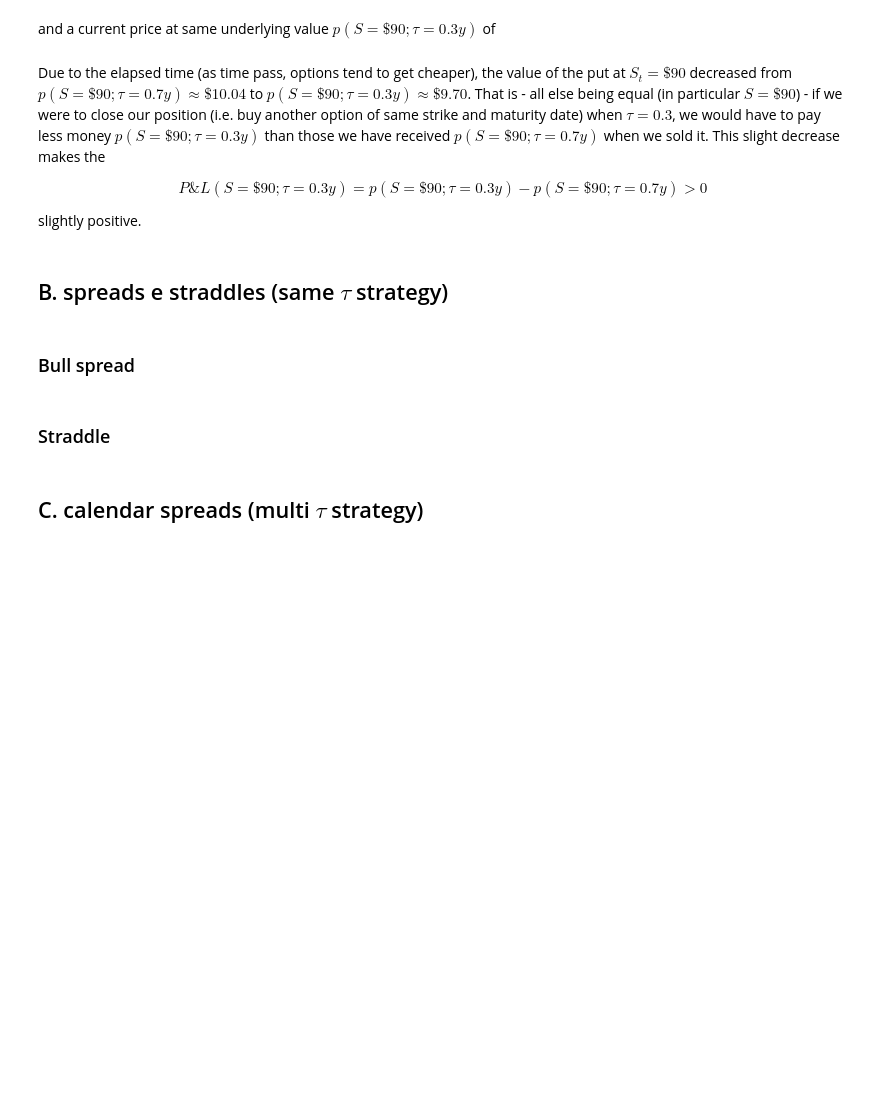
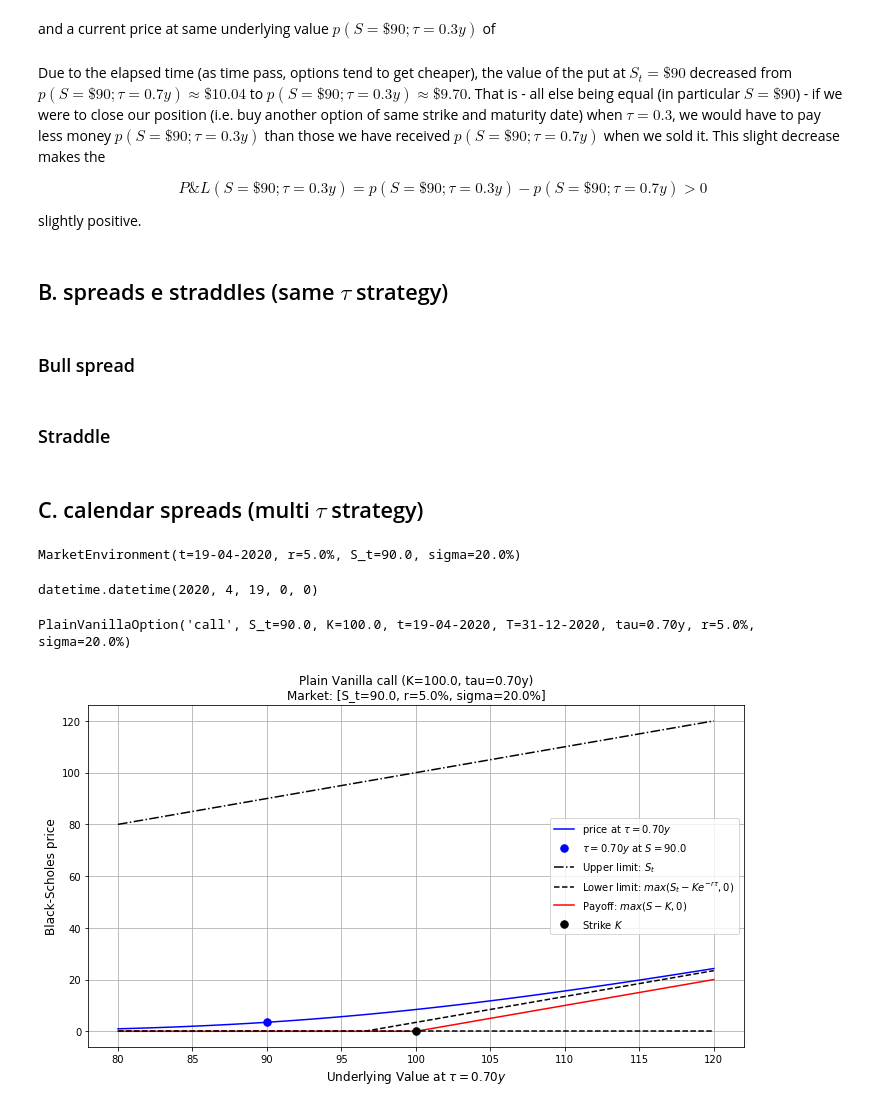
Before and after one commit to gabrielepompa88/IT-For-Business-And-Finance-2019-20, a Jupyter notebook: Notebooks/Derivatives_Analytics___Objects_Composition.ipynb, the cells around one changed output. Drawn from its saved outputs; the diff is of its cells as text; code cells hidden in the pictures; blank space fills up the shorter version.

```diff
--- a/Notebooks/Derivatives_Analytics___Objects_Composition.ipynb
+++ b/Notebooks/Derivatives_Analytics___Objects_Composition.ipynb
@@ -305,4 +385,7 @@ We'll see an example of this amendement to the convention of having `*args` and
 # Polymorphism application: a `Plotter()` class
 # %% [markdown]
 First let's define a common MarketEnvironment class which shall contain the information on market environment and underlying level. This class will be used to instantiate the EuropeanOption class
+# %%
+def date_string_to_datetime_obj(date_string):
+    return dt.datetime.strptime(date_string, "%d-%m-%Y") if isinstance(date_string, str) else date_string
 # %%
@@ -1365,7 +1612,7 @@ class EuropeanOption:
         self.__S     = mkt_env.get_S()
         self.__K     = K
         self.__t     = mkt_env.get_t()
-        self.__T     = parse_date(T)
+        self.__T     = date_string_to_datetime_obj(T)
         self.__tau   = self.time_to_maturity()
         self.__r     = mkt_env.get_r()
         self.__sigma = mkt_env.get_sigma()
@@ -1427,7 +1674,7 @@ class EuropeanOption:
         self.__K = K
 
     def set_T(self, T):
-        self.__T = parse_date(T)
+        self.__T = date_string_to_datetime_obj(T)
         # update time to maturity, given changed T, to keep internal consistency
         self.__update_tau()
 
@@ -1454,8 +1701,8 @@ class EuropeanOption:
         T = args[1] if len(args) > 1 else kwargs['T'] if 'T' in kwargs else self.get_T()
 
         # convert to dt.datetime objects, if needed
-        t = parse_date(t)
-        T = parse_date(T)
+        t = date_string_to_datetime_obj(t)
+        T = date_string_to_datetime_obj(T)
 
         # compute and return time to maturity (in years)
         return (T-t).days / 365.0
@@ -1480,7 +1727,7 @@ class EuropeanOption:
             tau = time_param
         # case 3: valuation date in input, to be converted into time-to-maturity
         elif isinstance(time_param, str) or isinstance(time_param, dt.datetime):
-            valuation_date = parse_date(time_param)
+            valuation_date = date_string_to_datetime_obj(time_param)
             tau = self.time_to_maturity(t=valuation_date)
         # error case: the time parameter in input has a data-type that is not recognized
         else:
@@ -2492,7 +2766,7 @@ class OptionPlotter(Plotter):
         # calling the Plotter initializer
         super(OptionPlotter, self).__init__(*args, **kwargs)
 
-    def plot(self, *args, method_name='price', **kwargs):
+    def plot(self, metrics='price', *args, **kwargs):
 
         # parse optional parameters
         if len(args) > 0:
@@ -2510,12 +2784,12 @@ class OptionPlotter(Plotter):
         tau = self.get_tau()
 
         if isinstance(tau, Iterable):
-            self.__plot_multi_tau(x_axis, tau, method_name)
+            self.__plot_multi_tau(x_axis, tau, plot_metrics)
         else:
             plot_limits = args[2] if len(args) > 2 else kwargs['plot_limits'] if 'plot_limits' in kwargs else False
-            self.__plot_single_tau(x_axis, tau, plot_limits, method_name)
+            self.__plot_single_tau(x_axis, tau, plot_limits, plot_metrics)
 
-    def __plot_multi_tau(self, S, multi_tau, method_name):
+    def __plot_multi_tau(self, S, multi_tau, plot_metrics):
         """
         Plot FinancialInstrument values against underlying value(s), possibly at multiple times-to-maturity.
         """
@@ -2527,16 +2801,16 @@ class OptionPlotter(Plotter):
 
         # plot the price for different underlying values, one line for each different time to maturity tau
         for tau in multi_tau:
-            ax.plot(S, getattr(self.fin_inst, method_name)(S, tau), '-', lw=1.5, label=r"$\tau={:.2f}y$".format(tau))
+            ax.plot(S, getattr(self.fin_inst, plot_metrics)(S, tau), '-', lw=1.5, label=r"$\tau={:.2f}y$".format(tau))
 
         # blue dot at original underlying level for reference, one dot for each different time to maturity tau
         for tau in multi_tau:
             S_t = self.fin_inst.get_S()
-            ax.plot(S_t, getattr(self.fin_inst, method_name)(S_t, tau), '.', ms=10,
+            ax.plot(S_t, getattr(self.fin_inst, plot_metrics)(S_t, tau), '.', ms=10,
                     label=r"$\tau={:.2f}y$ at $S={:.1f}$".format(tau, S_t))
 
         # plot the red payoff line for different underlying values
-        if method_name == 'PnL':
+        if plot_metrics == 'PnL':
             ax.plot(S, self.fin_inst.PnL(S, tau=0.0), 'r-',  lw=1.5, label=self.fin_inst.get_docstring('payoff') + r" (net of initial price)")
         else:
             ax.plot(S, self.fin_inst.payoff(S), 'r-',  lw=1.5, label=self.fin_inst.get_docstring('payoff'))
@@ -2547,7 +2821,7 @@ class OptionPlotter(Plotter):
 
         # set axis labels
         ax.set_xlabel(r"Underlying Value at different times-to-maturity $\tau$", fontsize=12)
-        ax.set_ylabel('Black-Scholes {}'.format(method_name), fontsize=12)
+        ax.set_ylabel('Black-Scholes {}'.format(plot_metrics), fontsize=12)
 
         # set title
         ax.set_title(self.get_title(), fontsize=12)
@@ -2562,7 +2836,7 @@ class OptionPlotter(Plotter):
         fig.tight_layout()
         plt.show()
 
-    def __plot_single_tau(self, S, tau, plot_limits, method_name):
+    def __plot_single_tau(self, S, tau, plot_limits, plot_metrics):
         """
         Plot FinancialInstrument values against underlying value(s) at fixed time-to-maturity. Optionally, it plots theoretical
         upper and lower bounds of the price.
@@ -2573,12 +2847,12 @@ class OptionPlotter(Plotter):
 
         # plot the price for different underlying values
         if tau > 0:
-            ax.plot(S, getattr(self.fin_inst, method_name)(S, tau), 'b-', lw=1.5, label=method_name)
+            ax.plot(S, getattr(self.fin_inst, plot_metrics)(S, tau), 'b-', lw=1.5, label=plot_metrics)
 
         # blue dot at original underlying level for reference
         S_t = self.fin_inst.get_S()
-        ax.plot(S_t, getattr(self.fin_inst, method_name)(S_t, tau), 'b.', ms=15,
-                label=method_name + r" at $S={:.1f}$".format(S_t))
+        ax.plot(S_t, getattr(self.fin_inst, plot_metrics)(S_t, tau), 'b.', ms=15,
+                label=plot_metrics + r" at $S={:.1f}$".format(S_t))
 
         if plot_limits:
             # plot the upper limit, the price and the lower limit for different underlying values
@@ -2586,7 +2860,7 @@ class OptionPlotter(Plotter):
             ax.plot(S, self.fin_inst.price_lower_limit(S, tau), 'k--', lw=1.5, label=self.fin_inst.get_docstring('price_lower_limit'))
 
         # plot the red payoff line for different underlying values
-        if method_name == 'PnL':
+        if plot_metrics == 'PnL':
             ax.plot(S, self.fin_inst.PnL(S, tau=0.0), 'r-',  lw=1.5, label=self.fin_inst.get_docstring('payoff') + r" (net of initial price)")
         else:
             ax.plot(S, self.fin_inst.payoff(S), 'r-',  lw=1.5, label=self.fin_inst.get_docstring('payoff'))
@@ -2597,7 +2871,7 @@ class OptionPlotter(Plotter):
 
         # set axis labels
         ax.set_xlabel(r"Underlying Value at time-to-maturity $\tau={:.2f}y$".format(tau), fontsize=12)
-        ax.set_ylabel('Black-Scholes {}'.format(method_name), fontsize=12)
+        ax.set_ylabel('Black-Scholes {}'.format(plot_metrics), fontsize=12)
 
         # set title
         ax.set_title(self.get_title(), fontsize=12)
@@ -3098,3 +3441,21 @@ class OptionPlotter:
         # show the plot
         fig.tight_layout()
         plt.show()
+# %%
+market_env
+# %% [output]
+MarketEnvironment(t=19-04-2020, r=5.0%, S_t=90.0, sigma=20.0%)
+# %%
+market_env.get_t()
+# %% [output]
+datetime.datetime(2020, 4, 19, 0, 0)
+# %%
+Vanilla_Call
+# %% [output]
+PlainVanillaOption('call', S_t=90.0, K=100.0, t=19-04-2020, T=31-12-2020, tau=0.70y, r=5.0%, sigma=20.0%)
+# %%
+option_plotter = OptionPlotter(Vanilla_Call)
+# %%
+option_plotter.plot()
+# %% [output]
+[figure, added]
```
Also changed, not shown: parts of 138 cells of this notebook.
